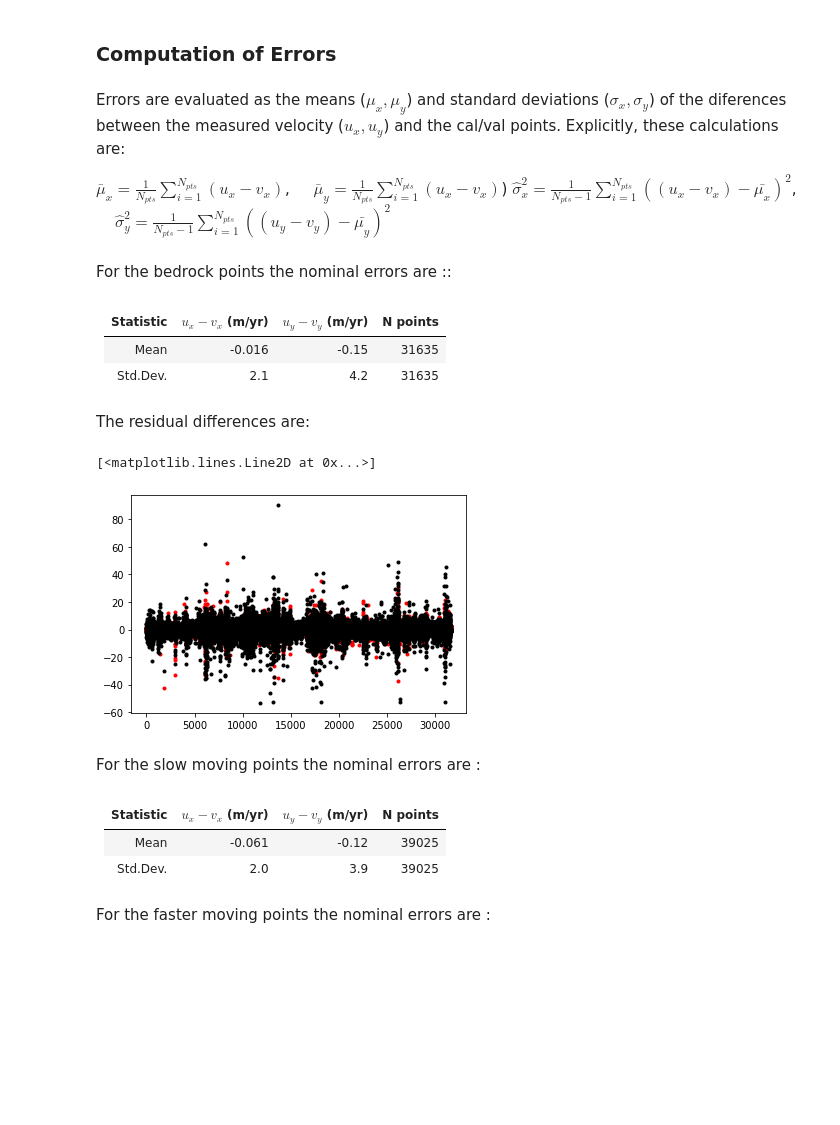
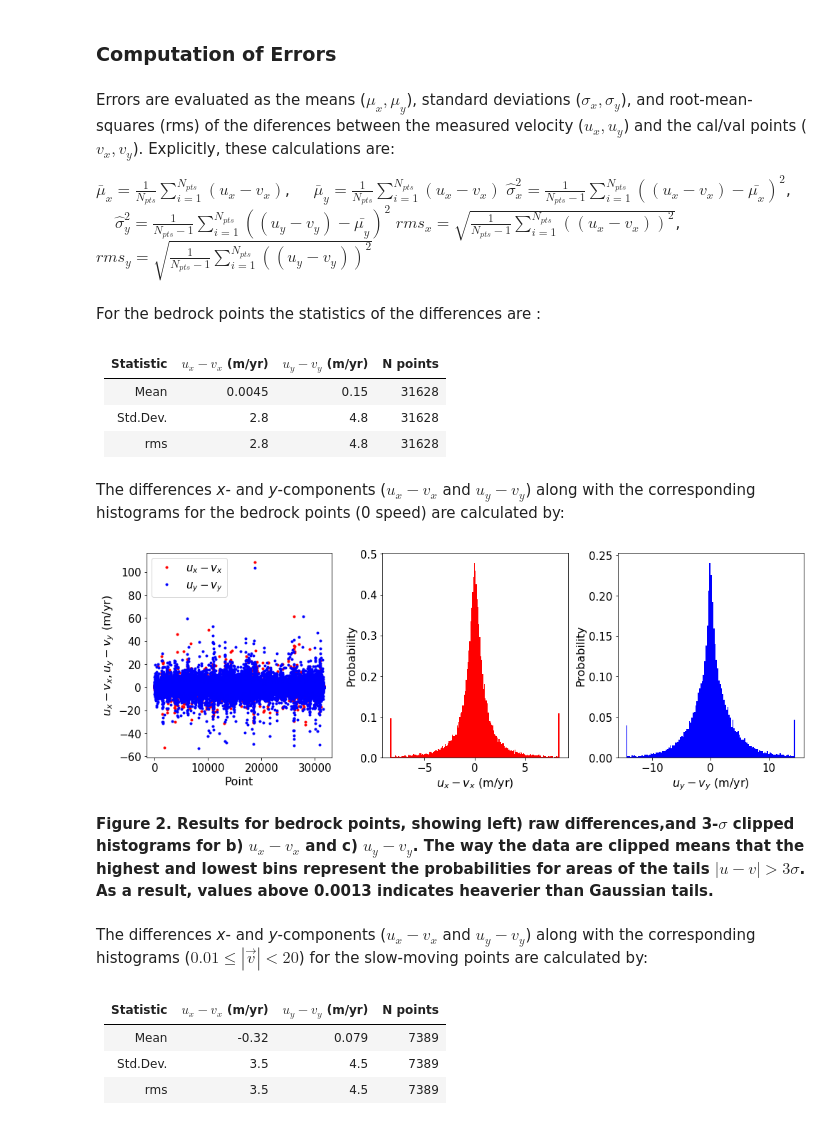
Before and after one commit to fastice/calval, a Jupyter notebook: mytestnotebook.ipynb, the cells around one changed output. Drawn from its saved outputs; the diff is of its cells as text; code cells hidden in the pictures; blank space fills up the shorter version.

```diff
--- a/mytestnotebook.ipynb
+++ b/mytestnotebook.ipynb
@@ -57,38 +69,40 @@ myCVPts.plotVRangeCVLocs(20,1000,vel=myVel,ax=axImage,color='y',marker='.')
 # %% [markdown]
 ### Computation of Errors
 # %% [markdown]
-Errors are evaluated as the means ($\mu_x,\mu_y$) and standard deviations ($\sigma_x,\sigma_y$) of the diferences between the measured velocity ($u_x,u_y$) and the cal/val points. Explicitly, these calculations are:
+Errors are evaluated as the means ($\mu_x,\mu_y$), standard deviations ($\sigma_x,\sigma_y$), and root-mean-squares (rms) of the diferences between the measured velocity ($u_x,u_y$) and the cal/val points ($v_x,v_y$). Explicitly, these calculations are:
 
-$\bar{\mu}_x = \frac{1}{N_{pts}}\sum_{i=1}^{N_{pts}} (u_x-v_x)$, &nbsp;&nbsp;&nbsp;       $\bar{\mu}_y = \frac{1}{N_{pts}}\sum_{i=1}^{N_{pts}} (u_x-v_x)$) </br>
-$\hat{\sigma}_x^2 = \frac{1}{N_{pts}-1}\sum_{i=1}^{N_{pts}} ((u_x-v_x)-\bar{\mu_x})^2$, &nbsp;&nbsp;&nbsp;    $\hat{\sigma}_y^2 = \frac{1}{N_{pts}-1}\sum_{i=1}^{N_{pts}} ((u_y-v_y)-\bar{\mu_y})^2$
+$\bar{\mu}_x = \frac{1}{N_{pts}}\sum \limits_{i=1}^{N_{pts}} (u_x-v_x)$, &nbsp;&nbsp;&nbsp;       $\bar{\mu}_y = \frac{1}{N_{pts}}\sum \limits_{i=1}^{N_{pts}} (u_x-v_x)$ </br>
+$\hat{\sigma}_x^2 = \frac{1}{N_{pts}-1}\sum \limits_{i=1}^{N_{pts}} ((u_x-v_x)-\bar{\mu_x})^2$, &nbsp;&nbsp;&nbsp;    $\hat{\sigma}_y^2 = \frac{1}{N_{pts}-1}\sum \limits_{i=1}^{N_{pts}} ((u_y-v_y)-\bar{\mu_y})^2$ </br>
+$rms_x = \sqrt{\frac{1}{N_{pts}-1}\sum \limits_{i=1}^{N_{pts}} ((u_x-v_x))^2}$, &nbsp;&nbsp;&nbsp;
+$rms_y = \sqrt{\frac{1}{N_{pts}-1}\sum \limits_{i=1}^{N_{pts}} ((u_y-v_y))^2}$
 # %% [markdown]
-For the bedrock points the nominal errors are ::
+For the bedrock points the statistics of the differences are :
 # %%
-mux0,muy0,sigx0,sigy0,ngood,myTab0=myCVPts.zeroStats(myVel,table=True)
+mux0, muy0, sigx0, sigy0, rmsx0, rmsy0, ngood, myTab0 = myCVPts.vRangeStats(myVel, 0., 0.01, table=True)
 myTab0
 # %% [output]
-|Statistic | $u_x-v_x$ (m/yr)|$u_y-v_y$ (m/yr)| N points|
-|-----|---------|---------|----|
-|Mean| -0.016|-0.15| 31635|
-|Std.Dev.| 2.1|4.2| 31635|
+|Statistic|$u_x - v_x$ (m/yr)|$u_y - v_y$ (m/yr)|N points|
+|------|------------|------------|---------|
+|Mean|0.0045|0.15|31628|
+|Std.Dev.|2.8|4.8|31628|
+|rms|2.8|4.8|31628|
-# %% [markdown]
-The residual differences are:
-# %%
-vx0,vy0,vv0,iGood=myCVPts.zeroVData(myVel)
-plt.plot(vx0[iGood],'r.')
-plt.plot(vy0[iGood],'k.')
-# %% [output]
-[<matplotlib.lines.Line2D at 0x...>]
-[figure, removed]
-# %% [markdown]
-For the slow moving points the nominal errors are :
+# %% [markdown]
+The differences *x*- and *y*-components ($u_x-v_x$ and $u_y-v_y$)  along with the corresponding histograms for the bedrock points (0 speed) are calculated by:
+# %%
+myCVPts.showDiffs(myVel, 0., 0.01)
+# %% [output]
+[figure, added]
+# %% [markdown]
+**Figure 2. Results for bedrock points, showing left) raw differences,and 3-$\sigma$ clipped histograms for b) $u_x - v_x$ and c) $u_y - v_y$. The way the data are clipped means that the highest and lowest bins represent the probabilities for areas of the tails $|u-v| > 3\sigma$. As a result, values above 0.0013 indicates heaverier than Gaussian tails.**
+# %% [markdown]
+The differences *x*- and *y*-components ($u_x-v_x$ and $u_y-v_y$)  along with the corresponding histograms ($0.01 \leq \left| \vec{v} \right| < 20$) for the slow-moving points are calculated by:
 # %%
-muxSlow,muySlow,sigxSlow,sigySlow,ngoodSlow,myTabSlow=myCVPts.vRangeStats(myVel,0,20,table=True)
+muxSlow, muySlow, sigxSlow, sigySlow, rmsxSlow, rmsySlow, ngoodSlow, myTabSlow = myCVPts.vRangeStats(
+    myVel, 0.01, 20, table=True)
 myTabSlow
 # %% [output]
-|Statistic | $u_x-v_x$ (m/yr)|$u_y-v_y$ (m/yr)| N points|
-|-----|---------|---------|----|
-|Mean| -0.061|-0.12| 39025|
-|Std.Dev.| 2.0|3.9| 39025|
+|Statistic|$u_x - v_x$ (m/yr)|$u_y - v_y$ (m/yr)|N points|
+|------|------------|------------|---------|
+|Mean|-0.32|0.079|7389|
+|Std.Dev.|3.5|4.5|7389|
+|rms|3.5|4.5|7389|
-# %% [markdown]
-For the faster moving points the nominal errors are :
```
Also changed, not shown: parts of 23 cells of this notebook.
